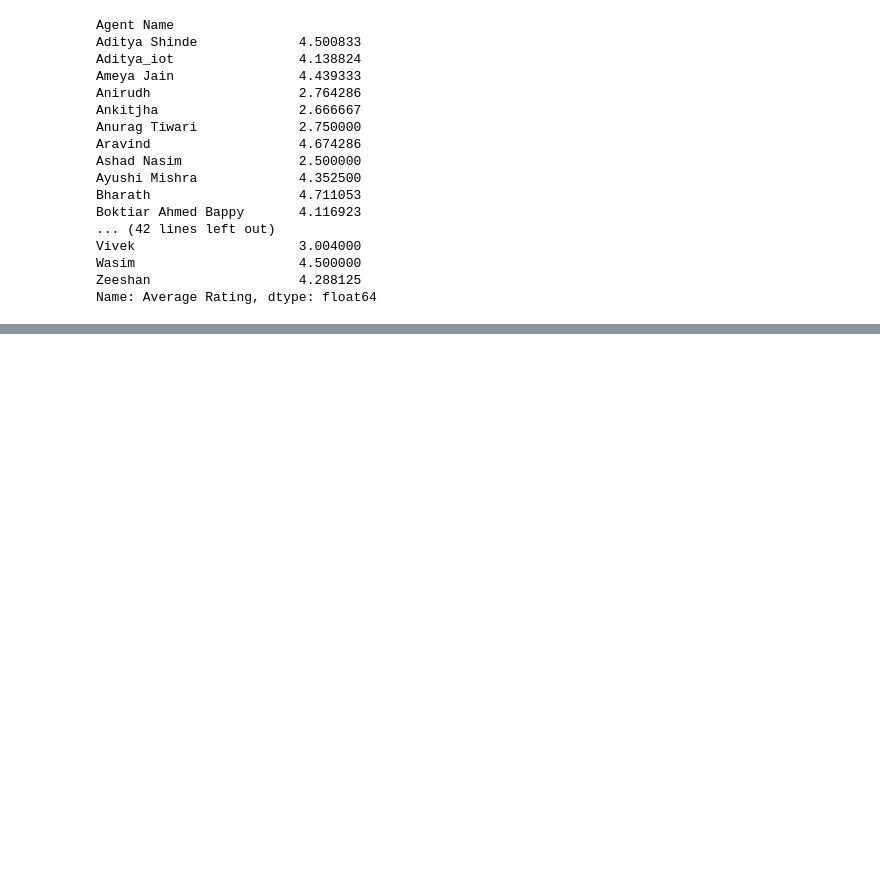
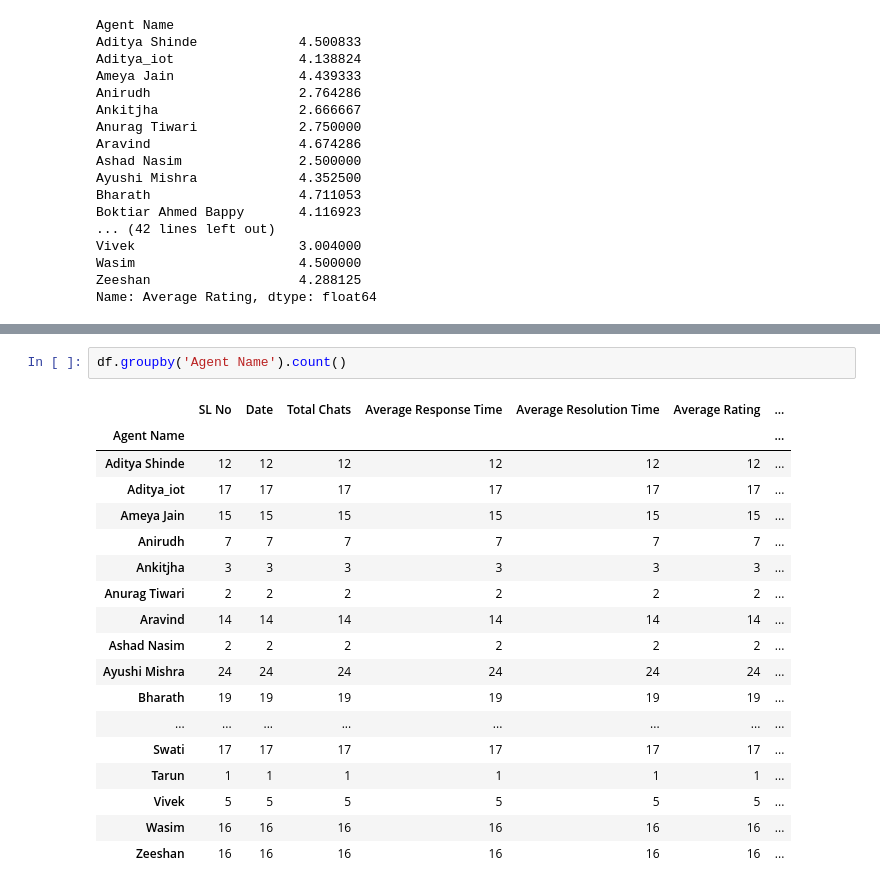
Before and after one commit to adityacs103/ineuron, a Jupyter notebook: pandas/task.ipynb, the cells around one changed output, grey strips where cells are left out. Saved outputs shown, nothing was run; the diff lists cells and outputs as text; blank space fills up the shorter version.

```diff
--- a/pandas/task.ipynb
+++ b/pandas/task.ipynb
@@ -81,3 +81,24 @@ df[df['Agent Name']=='Hitesh Choudhary']
 # %% [output]
 |  | SL No | Date | Agent Name | Total Chats | Average Response Time | Average Resolution Time | Average Rating | ... |
 | 1146 | 1147 | 7/15/2022 | Hitesh Choudhary | 1 | 0:00:00 | 0:01:25 | 0.0 | ... |
+# %%
+df.groupby('Agent Name').count()
+# %% [output]
+|  | SL No | Date | Total Chats | Average Response Time | Average Resolution Time | Average Rating | ... |
+| Agent Name |  |  |  |  |  |  | ... |
+| Aditya Shinde | 12 | 12 | 12 | 12 | 12 | 12 | ... |
+| Aditya_iot | 17 | 17 | 17 | 17 | 17 | 17 | ... |
+| Ameya Jain | 15 | 15 | 15 | 15 | 15 | 15 | ... |
+| Anirudh | 7 | 7 | 7 | 7 | 7 | 7 | ... |
+| Ankitjha | 3 | 3 | 3 | 3 | 3 | 3 | ... |
+| Anurag Tiwari | 2 | 2 | 2 | 2 | 2 | 2 | ... |
+| Aravind | 14 | 14 | 14 | 14 | 14 | 14 | ... |
+| Ashad Nasim | 2 | 2 | 2 | 2 | 2 | 2 | ... |
+| Ayushi Mishra | 24 | 24 | 24 | 24 | 24 | 24 | ... |
+| Bharath | 19 | 19 | 19 | 19 | 19 | 19 | ... |
+| ... | ... | ... | ... | ... | ... | ... | ... |
+| Swati | 17 | 17 | 17 | 17 | 17 | 17 | ... |
+| Tarun | 1 | 1 | 1 | 1 | 1 | 1 | ... |
+| Vivek | 5 | 5 | 5 | 5 | 5 | 5 | ... |
+| Wasim | 16 | 16 | 16 | 16 | 16 | 16 | ... |
+| Zeeshan | 16 | 16 | 16 | 16 | 16 | 16 | ... |
```
Also changed, not shown: parts of 2 cells of this notebook, 1 other file.
